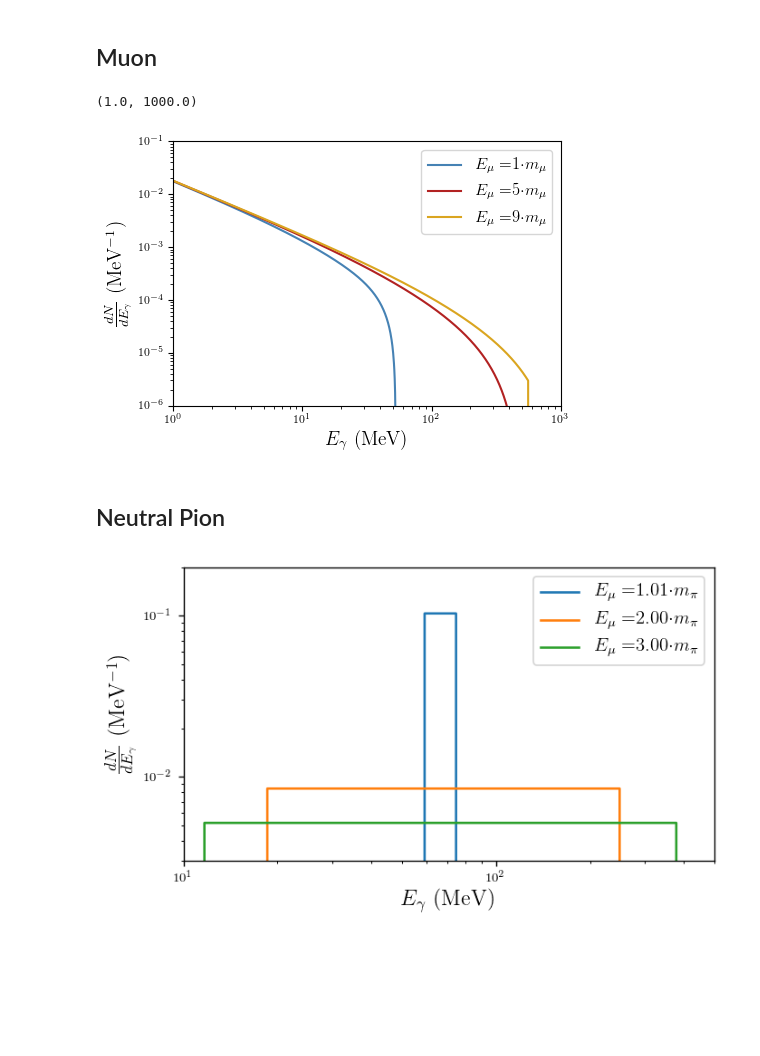
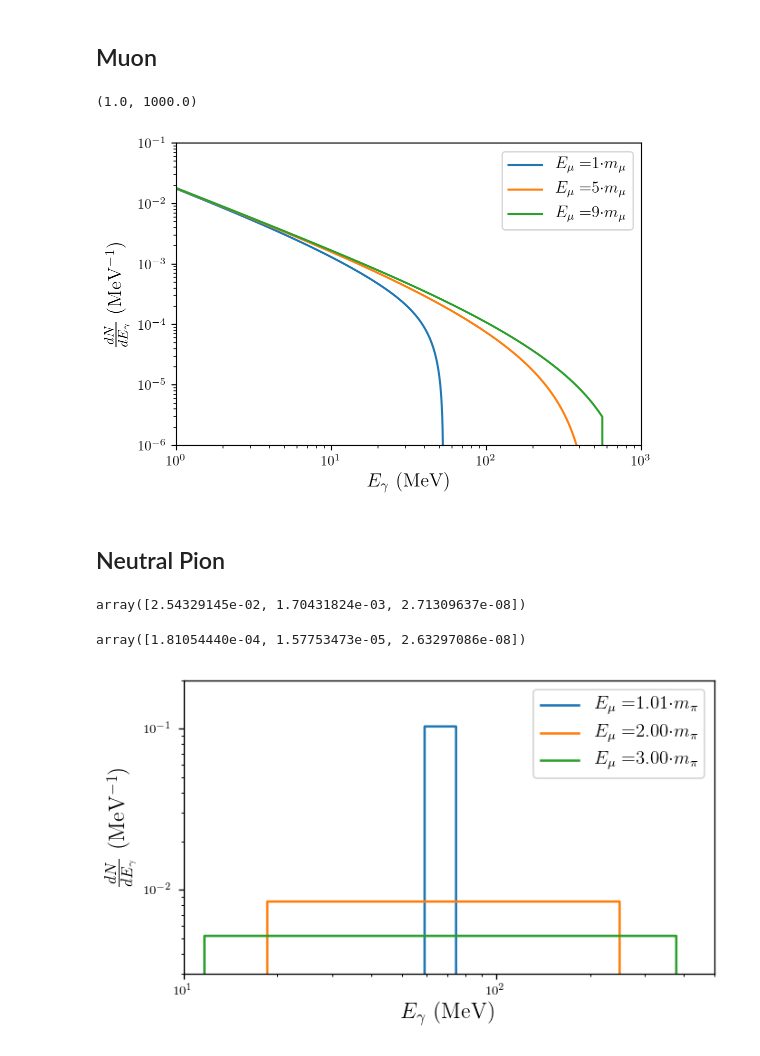
Before and after one commit to LoganAMorrison/Hazma, a Jupyter notebook: tutorials/decay_spectra.ipynb, the cells around one changed output. Cells and saved outputs as stored; diff of their text form; code cells hidden in the pictures; blank space fills up the shorter version.

```diff
--- a/tutorials/decay_spectra.ipynb
+++ b/tutorials/decay_spectra.ipynb
@@ -32,20 +32,32 @@ mu_specs = np.array([decay_muon(egams, emu) for emu in mu_engs])
 # %%
 plt.figure(dpi=100)
 
 for i in range(len(mu_engs)):
     plt.loglog(egams, mu_specs[i], label=r"$E_{\mu} = $" + "{:0.0f}".format(mu_engs[i] / mmu) + r"$\cdot m_{\mu}$")
 
 
-plt.ylim([10**-6, 10**-1])
+plt.ylim([1e-6, 1e-1])
 plt.ylabel(r"$\frac{dN}{dE_{\gamma}}$ (MeV$^{-1}$)", fontsize=14)
 plt.xlabel(r"$E_{\gamma}$ (MeV)", fontsize=14)
 plt.legend(fontsize=12)
 plt.xlim(egams[[0, -1]])
 # %% [output]
 (1.0, 1000.0)
-[figure, old version]
+[figure, new version]
 # %% [markdown]
 ## Neutral Pion
+# %%
+from hazma.decay import charged_pion as dnde_pi
+e_gams = np.array([1., 10., 100.])
+e_pi = 150.
+dnde_pi(e_gams, e_pi, mode="total")
+# %% [output]
+array([2.54329145e-02, 1.70431824e-03, 2.71309637e-08])
+# %%
+dnde_pi(e_gams, e_pi, mode="munu")
+dnde_pi(e_gams, e_pi, mode="enug")
+# %% [output]
+array([1.81054440e-04, 1.57753473e-05, 2.63297086e-08])
 # %%
 nengs = 150
 pi0_engs = np.array([1.01 * mpi0, 2 * mpi0, 3. * mpi0])
```
Also changed, not shown: 19 other files.
